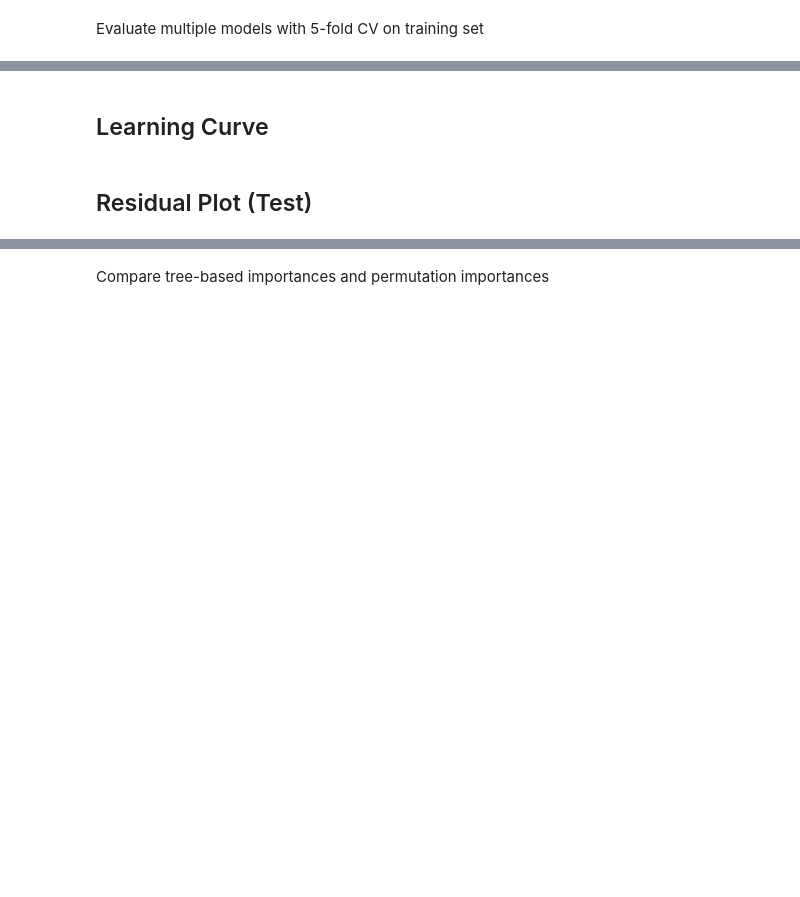
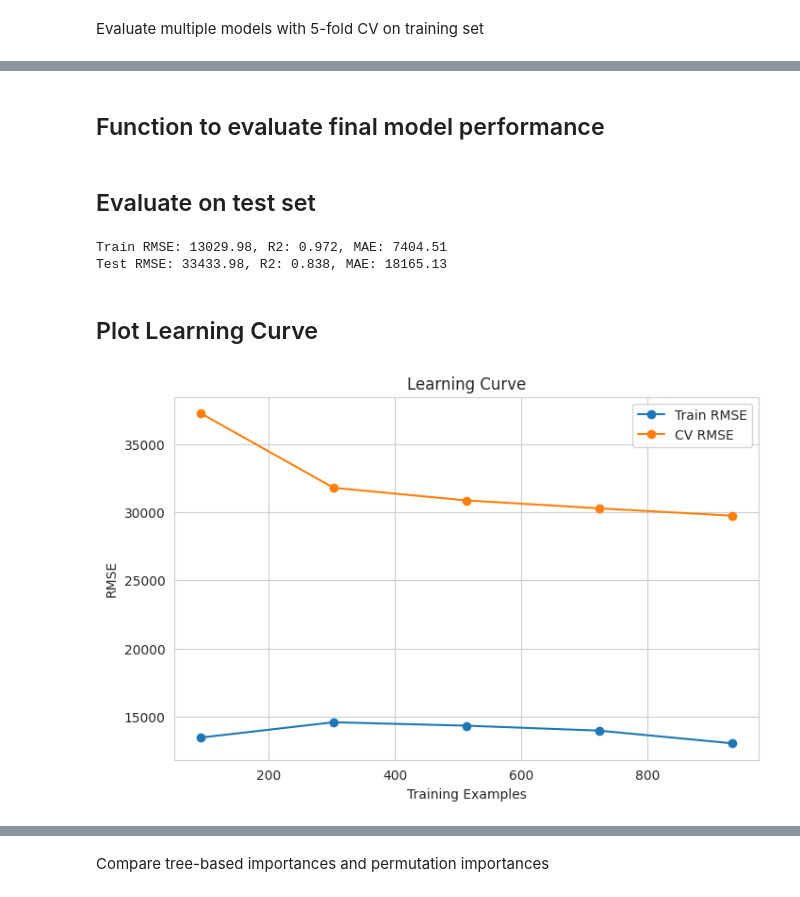
Before and after one commit to micmic210/heritage-housing-issues, a Jupyter notebook: jupyter_notebooks/ModelingAndEvaluation.ipynb, the cells around one changed output, grey strips where cells are left out. Cells and saved outputs as stored; diff of their text form; code cells hidden in the pictures; blank space fills up the shorter version.

Commit message:
Add outcomes after running the modeling & evaluation notebook

```diff
--- a/jupyter_notebooks/ModelingAndEvaluation.ipynb
+++ b/jupyter_notebooks/ModelingAndEvaluation.ipynb
@@ -100,0 +116,2 @@ y_test = test[target]
+# %%
+cat_vars = X_train.select_dtypes(include="object").columns.tolist()
@@ -100,0 +120,5 @@ y_test = test[target]
+# %%
+preprocess = Pipeline([
+    ("impute_missing", CategoricalImputer(imputation_method="missing", variables=cat_vars)),
+    ("one_hot",        OneHotEncoder(variables=cat_vars, drop_last=False)),
+])
@@ -100,0 +129,2 @@ y_test = test[target]
+# %%
+X_train_ohe = preprocess.fit_transform(X_train)
@@ -140,18 +189,19 @@ print(df_results)
 # %%
+best_name  = df_results.iloc[0]["Model"]
+best_model = models[best_name]
 
+pipe = Pipeline([("scaler", StandardScaler()), ("model", best_model)])
 param_grid = {
-    "model__n_estimators": [100, 200, 300],
-    "model__max_depth": [None, 10, 20],
+    "model__n_estimators":      [100, 200, 300],
+    "model__max_depth":         [None, 10, 20],
     "model__min_samples_split": [2, 5, 10],
 }
 
-best_name = df_results.iloc[0]["Model"]
-best_model = models[best_name]
-
-pipe = Pipeline([("model", best_model)])
-grid = GridSearchCV(
-    pipe, param_grid, cv=5, scoring="neg_root_mean_squared_error", n_jobs=-1, verbose=1
-)
-grid.fit(X_train, y_train)
+grid = GridSearchCV(pipe, param_grid,
+                    cv=5,
+                    scoring="neg_root_mean_squared_error",
+                    n_jobs=-1,
+                    verbose=1)
+grid.fit(X_train_ohe, y_train)
 
 print("Best params for", best_name, ":", grid.best_params_)
@@ -160 +211,3 @@ print("Best params for", best_name, ":", grid.best_params_)
+# %% [markdown]
+## Function to evaluate final model performance
 # %%
@@ -179,26 +228,33 @@ evaluate_performance(final_pipe, X_train, y_train, X_test, y_test)
+# %% [markdown]
+## Evaluate on test set
+# %%
+final_pipe = grid.best_estimator_
+evaluate_performance(final_pipe, X_train_ohe, y_train, X_test_ohe, y_test)
+# %% [output]
+Train RMSE: 13029.98, R2: 0.972, MAE: 7404.51
+Test RMSE: 33433.98, R2: 0.838, MAE: 18165.13
 # %% [markdown]
-## Learning Curve
+## Plot Learning Curve
 # %%
 train_sizes, train_scores, test_scores = learning_curve(
-    final_pipe,
-    X_train,
-    y_train,
+    final_pipe, X_train_ohe, y_train,
     cv=5,
     scoring="neg_root_mean_squared_error",
     train_sizes=np.linspace(0.1, 1.0, 5),
     n_jobs=-1,
 )
 train_rmse = -train_scores
-test_rmse = -test_scores
+test_rmse  = -test_scores
+
 plt.figure(figsize=(8, 5))
 plt.plot(train_sizes, train_rmse.mean(axis=1), "o-", label="Train RMSE")
-plt.plot(train_sizes, test_rmse.mean(axis=1), "o-", label="CV RMSE")
+plt.plot(train_sizes, test_rmse.mean(axis=1),  "o-", label="CV RMSE")
 plt.xlabel("Training Examples")
 plt.ylabel("RMSE")
 plt.title("Learning Curve")
 plt.legend()
 Path("docs/plots").mkdir(parents=True, exist_ok=True)
 plt.savefig("docs/plots/learning_curve.png", bbox_inches="tight")
 plt.show()
+# %% [output]
+[figure, added]
-# %% [markdown]
-## Residual Plot (Test)
```
Also changed, not shown: parts of 31 cells of this notebook, 5 other files.
